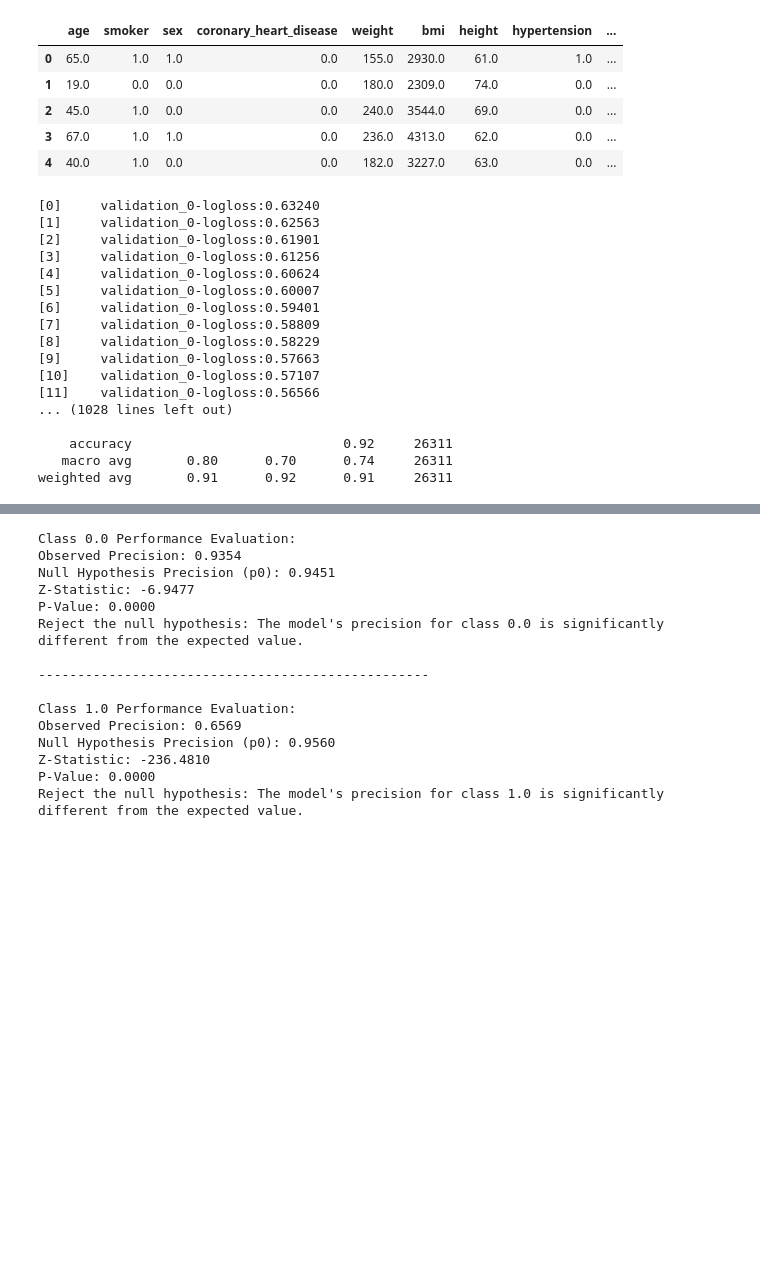
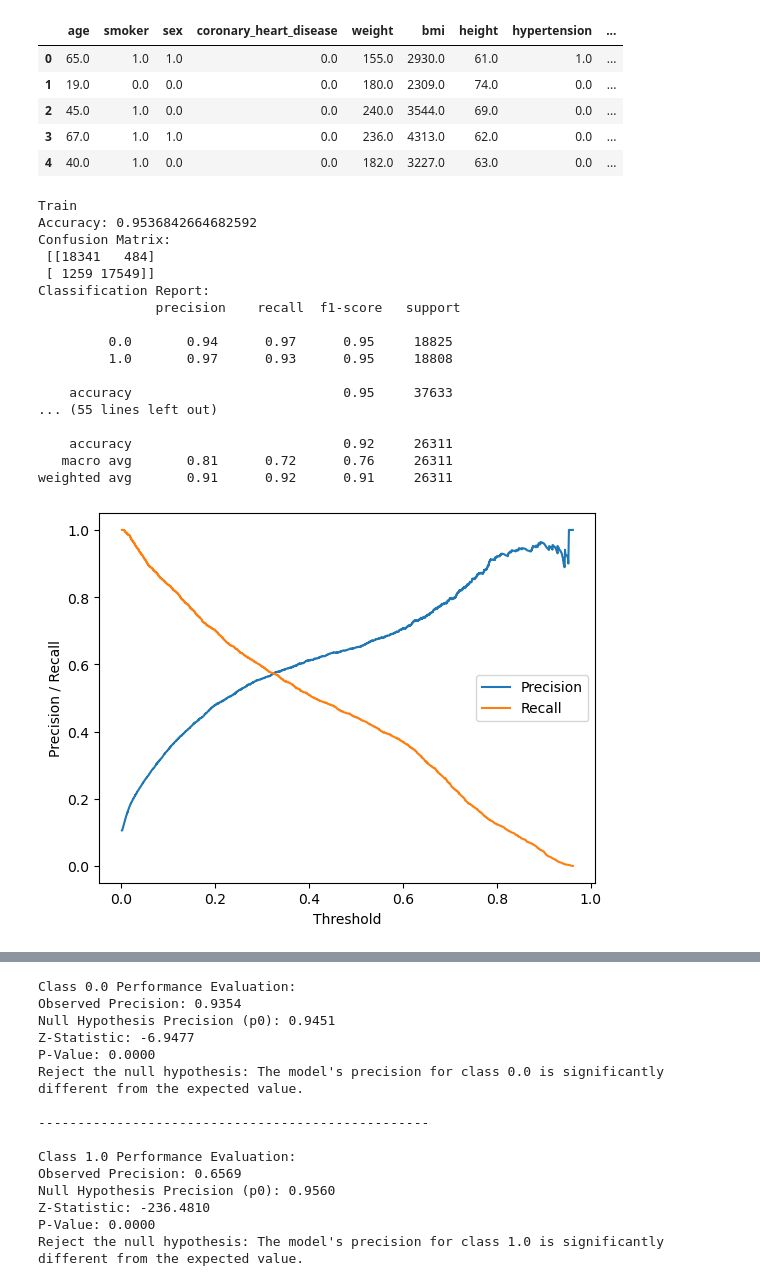
Before and after one commit to mihika-jain/diabetesAnalysis, a Jupyter notebook: dslc_documentation/03_prediction.ipynb, the cells around one changed output, grey strips where cells are left out. Cells and saved outputs as stored; diff of their text form; code cells hidden in the pictures; blank space fills up the shorter version.

Commit message:
updated model accuracy

```diff
--- a/dslc_documentation/03_prediction.ipynb
+++ b/dslc_documentation/03_prediction.ipynb
@@ -179,11 +190,15 @@ X_val = X_val.drop(columns=columns_to_drop.values[1:])
 #X_val_scaled = scaler.transform(X_val)
 
 xgb_clf = XGBClassifier(
-    reg_alpha=0.1,  # L1 regularization term (alpha)
-    reg_lambda=1    # L2 regularization term (lambda)
+    n_estimators=2000,
+    learning_rate=0.005,
+    eval_metric='aucpr',
+    max_depth=5,
+    reg_alpha=5,  # Increased L1 regularization
+    reg_lambda=15  # Increased L2 regularization
 )
-xgb_clf = XGBClassifier(n_estimators=1000, learning_rate=0.01)
-xgb_clf.fit(X_train, y_train, eval_set=[(X_val, y_val)])
+#xgb_clf = XGBClassifier(n_estimators=1000, learning_rate=0.01, eval_metric='aucpr', max_depth=3)
+xgb_clf.fit(X_train, y_train, eval_set=[(X_test, y_test)], verbose=False)
 
 y_train_pred = xgb_clf.predict(X_train)
 
@@ -201,27 +216,58 @@ print("Accuracy:", accuracy_score(y_val, y_val_pred))
 print("Confusion Matrix:\n", confusion_matrix(y_val, y_val_pred))
 print("Classification Report:\n", classification_report(y_val, y_val_pred))
 
-X_test_2017 = X_test_2017.drop(columns=columns_to_drop.values[1:])
+y_test_pred = xgb_clf.predict(X_test)
+
+# Evaluate the model
+print("TEST")
+print("Accuracy:", accuracy_score(y_test, y_test_pred))
+print("Confusion Matrix:\n", confusion_matrix(y_test, y_test_pred))
+print("Classification Report:\n", classification_report(y_test, y_test_pred))
+
+#X_test_2017 = X_test_2017.drop(columns=columns_to_drop.values[1:])
 y_pred_2017 = xgb_clf.predict(X_test_2017)
-print("TEST")
+y_pred_probs = xgb_clf.predict_proba(X_test_2017)[:, 1]
+threshold = 0.3
+y_pred_custom = (y_pred_probs >= threshold).astype(int)  # Apply custom threshold
+print()
+print(confusion_matrix(y_test_2017, y_pred_custom))
+print(classification_report(y_test_2017, y_pred_custom))
+
+print("TEST 2017")
 print("Accuracy:", accuracy_score(y_test_2017, y_pred_2017))
 print("Confusion Matrix:\n", confusion_matrix(y_test_2017, y_pred_2017))
 print("Classification Report:\n", classification_report(y_test_2017, y_pred_2017))
 # %% [output]
-[0]     validation_0-logloss:0.63240
-[1]     validation_0-logloss:0.62563
-[2]     validation_0-logloss:0.61901
-[3]     validation_0-logloss:0.61256
-[4]     validation_0-logloss:0.60624
-[5]     validation_0-logloss:0.60007
-[6]     validation_0-logloss:0.59401
-[7]     validation_0-logloss:0.58809
-[8]     validation_0-logloss:0.58229
-[9]     validation_0-logloss:0.57663
-[10]    validation_0-logloss:0.57107
-[11]    validation_0-logloss:0.56566
-... (1028 lines left out)
+Train
+Accuracy: 0.9536842664682592
+Confusion Matrix:
+ [[18341   484]
+ [ 1259 17549]]
+Classification Report:
+               precision    recall  f1-score   support
+
+         0.0       0.94      0.97      0.95     18825
+         1.0       0.97      0.93      0.95     18808
+
+    accuracy                           0.95     37633
+... (55 lines left out)
 
     accuracy                           0.92     26311
-   macro avg       0.80      0.70      0.74     26311
+   macro avg       0.81      0.72      0.76     26311
 weighted avg       0.91      0.92      0.91     26311
+# %%
+from sklearn.metrics import precision_recall_curve
+
+precision, recall, thresholds = precision_recall_curve(y_test_2017, y_pred_probs)
+
+# Plot the Precision-Recall curve
+import matplotlib.pyplot as plt
+
+plt.plot(thresholds, precision[:-1], label="Precision")
+plt.plot(thresholds, recall[:-1], label="Recall")
+plt.xlabel("Threshold")
+plt.ylabel("Precision / Recall")
+plt.legend(loc="best")
+plt.show()
+# %% [output]
+[figure, added]
```
Also changed, not shown: parts of 18 cells of this notebook, 10 other files.
